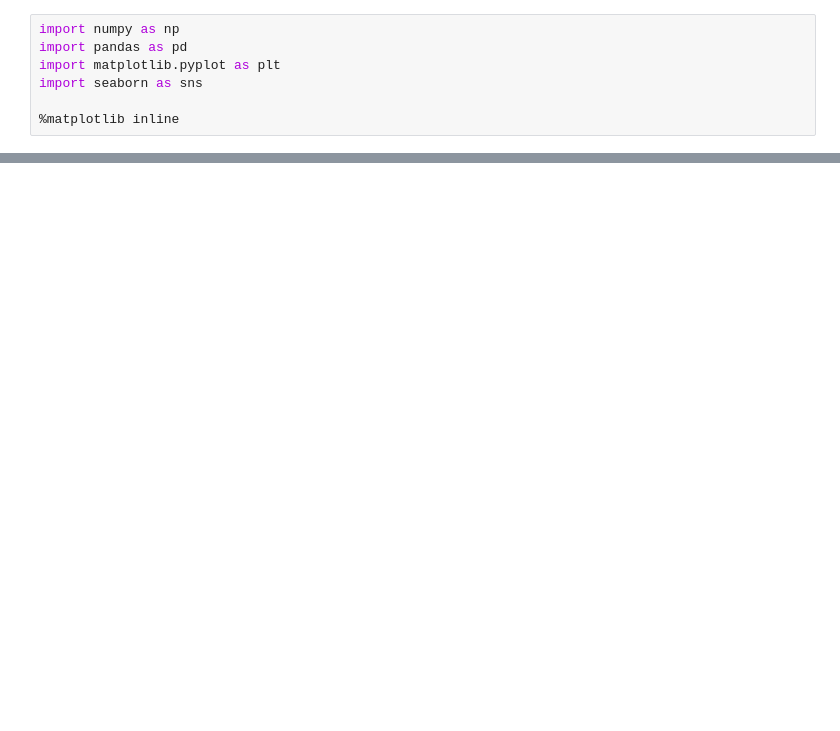
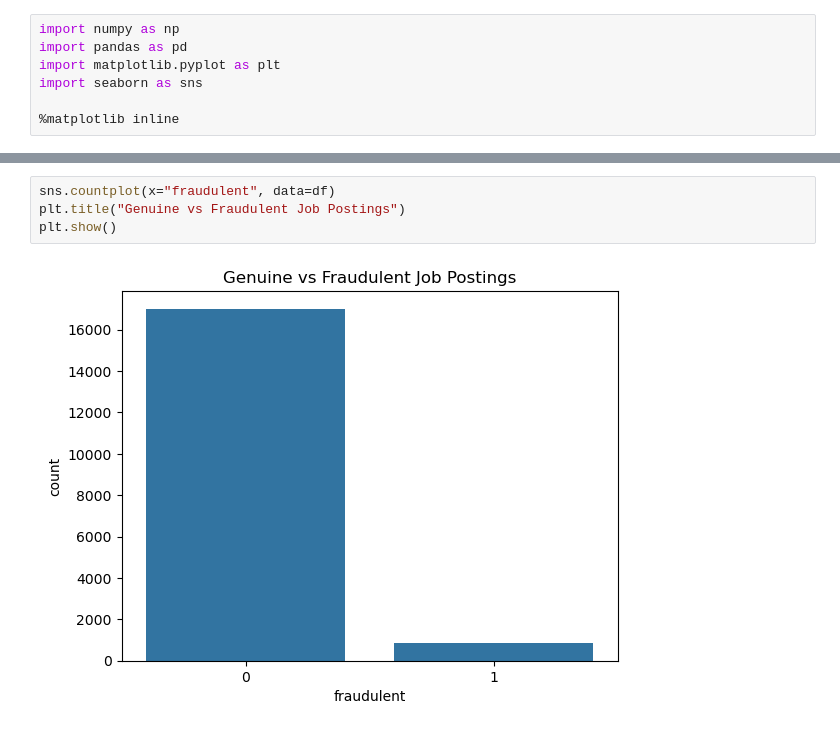
Before and after one commit to DEVELOPER-MANISH007/Kaggle-Notebook, a Jupyter notebook: 9.Notebook/Notebook/main.ipynb, the cells around one changed output, grey strips where cells are left out. Saved outputs shown, nothing was run; the diff lists cells and outputs as text; blank space fills up the shorter version.

```diff
--- a/9.Notebook/Notebook/main.ipynb
+++ b/9.Notebook/Notebook/main.ipynb
@@ -164,0 +181,6 @@ memory usage: 2.5+ MB
+# %%
+sns.countplot(x="fraudulent", data=df)
+plt.title("Genuine vs Fraudulent Job Postings")
+plt.show()
+# %% [output]
+[figure, added]
```
Also changed, not shown: parts of 91 cells of this notebook, 4 other files.
